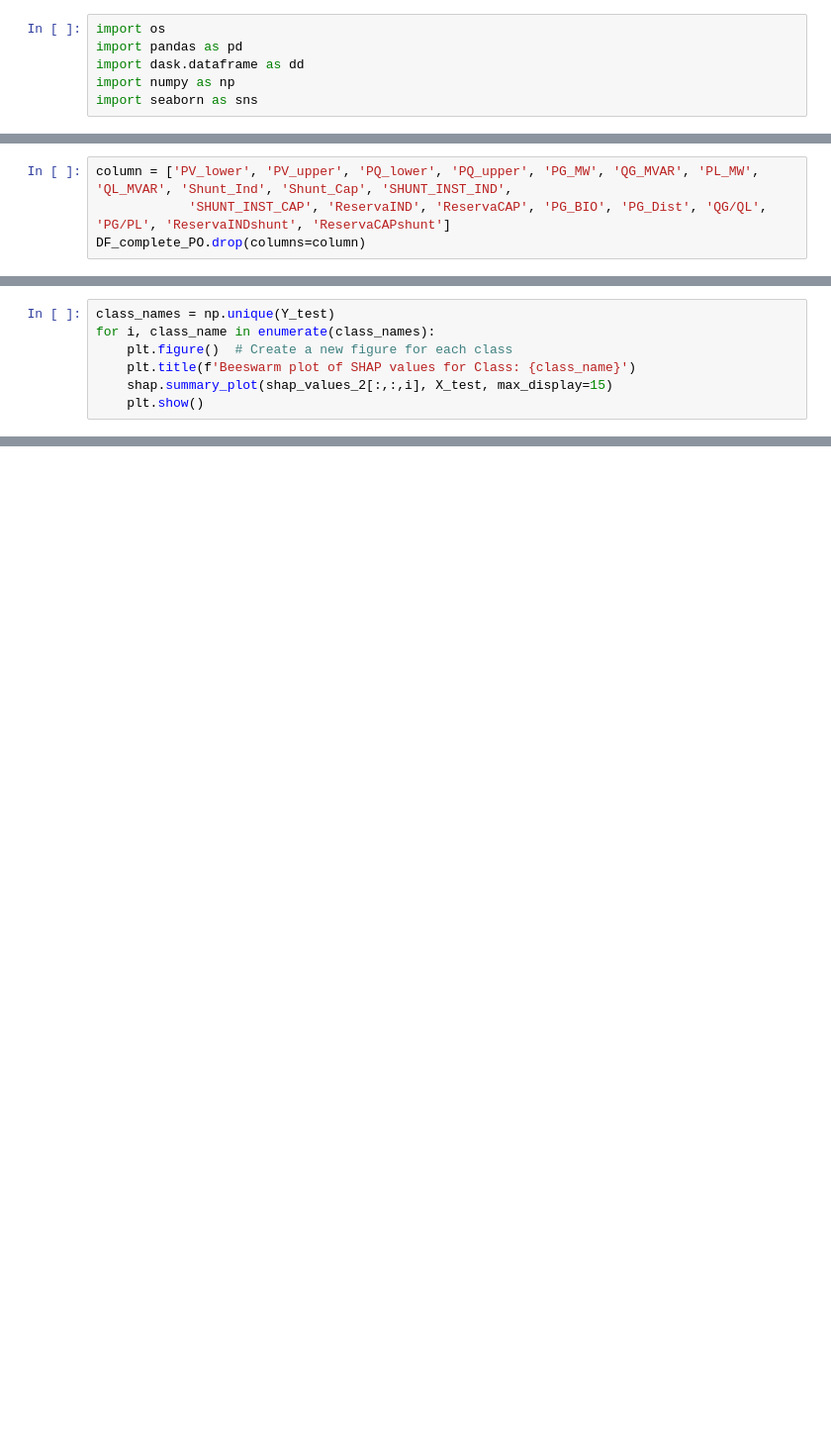
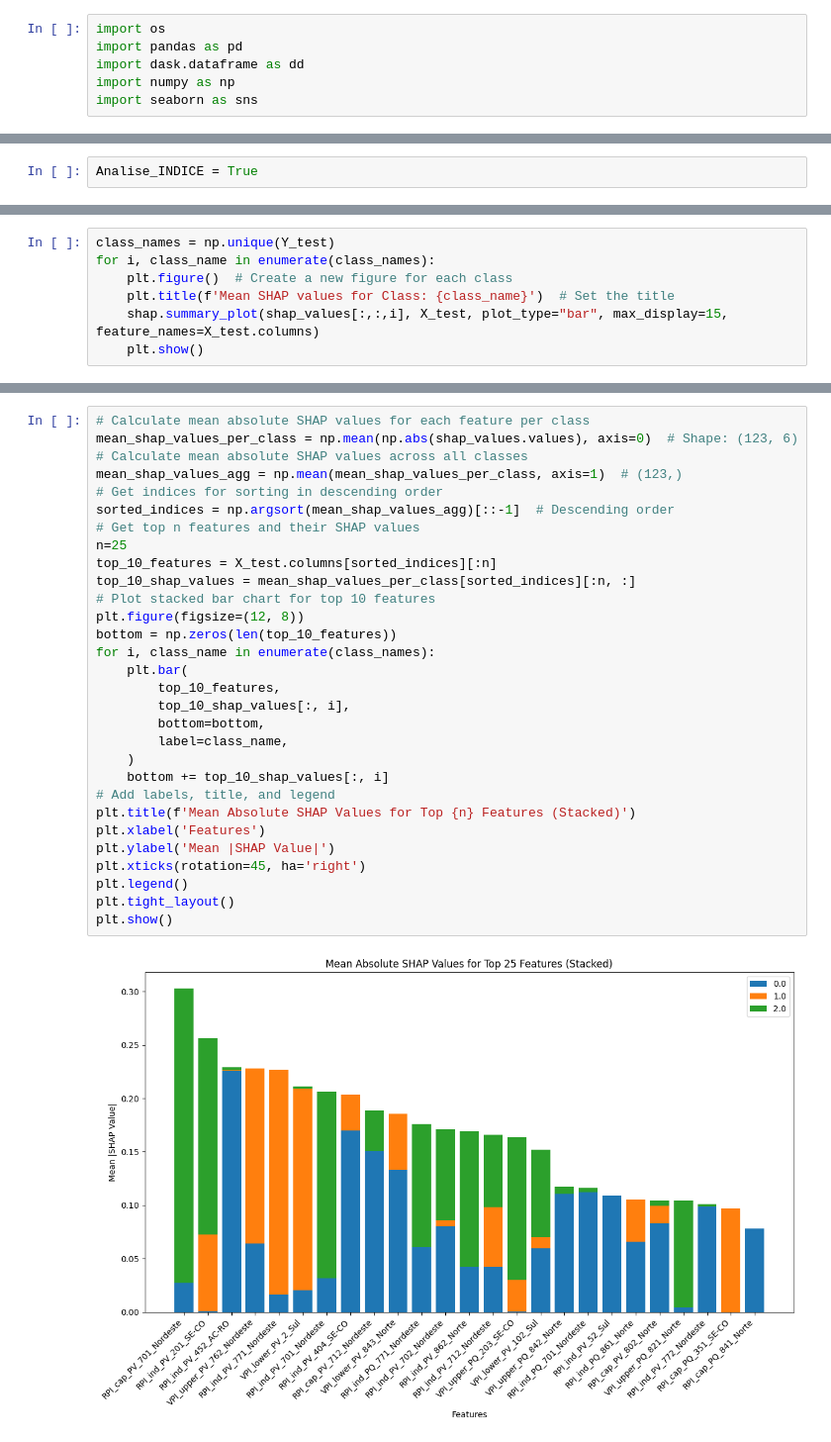
Before and after one commit to DavidSzO/Cluster_Interpretability_SIN, a Jupyter notebook: ClusterInterpretability.ipynb, the cells around one changed output, grey strips where cells are left out. Shown at 99% size. Saved outputs shown, nothing was run; the diff lists cells and outputs as text; blank space fills up the shorter version.

```diff
--- a/ClusterInterpretability.ipynb
+++ b/ClusterInterpretability.ipynb
@@ -593,4 +6,0 @@ def flatdataframe(df_data_completo, cenario, region, columns, ACDCflux=True, Res
-# %%
-column = ['PV_lower', 'PV_upper', 'PQ_lower', 'PQ_upper', 'PG_MW', 'QG_MVAR', 'PL_MW', 'QL_MVAR', 'Shunt_Ind', 'Shunt_Cap', 'SHUNT_INST_IND',
-            'SHUNT_INST_CAP', 'ReservaIND', 'ReservaCAP', 'PG_BIO', 'PG_Dist', 'QG/QL', 'PG/PL', 'ReservaINDshunt', 'ReservaCAPshunt']
-DF_complete_PO.drop(columns=column)
@@ -1066,7 +6,0 @@ plt.show()
-# %%
-class_names = np.unique(Y_test)
-for i, class_name in enumerate(class_names):
-    plt.figure()  # Create a new figure for each class
-    plt.title(f'Beeswarm plot of SHAP values for Class: {class_name}')
-    shap.summary_plot(shap_values_2[:,:,i], X_test, max_display=15)
-    plt.show()
@@ -1116,0 +7,2 @@ shap.plots.waterfall(shap_values_2_explainer[ittem,:, 1],max_display=10)
+# %%
+Analise_INDICE = True
@@ -1116,0 +1229,7 @@ shap.plots.waterfall(shap_values_2_explainer[ittem,:, 1],max_display=10)
+# %%
+class_names = np.unique(Y_test)
+for i, class_name in enumerate(class_names):
+    plt.figure()  # Create a new figure for each class
+    plt.title(f'Mean SHAP values for Class: {class_name}')  # Set the title
+    shap.summary_plot(shap_values[:,:,i], X_test, plot_type="bar", max_display=15, feature_names=X_test.columns)
+    plt.show()
@@ -1116,0 +1240,32 @@ shap.plots.waterfall(shap_values_2_explainer[ittem,:, 1],max_display=10)
+# %%
+# Calculate mean absolute SHAP values for each feature per class
+mean_shap_values_per_class = np.mean(np.abs(shap_values.values), axis=0)  # Shape: (123, 6)
+# Calculate mean absolute SHAP values across all classes
+mean_shap_values_agg = np.mean(mean_shap_values_per_class, axis=1)  # (123,)
+# Get indices for sorting in descending order
+sorted_indices = np.argsort(mean_shap_values_agg)[::-1]  # Descending order
+# Get top n features and their SHAP values
+n=25
+top_10_features = X_test.columns[sorted_indices][:n]
+top_10_shap_values = mean_shap_values_per_class[sorted_indices][:n, :]
+# Plot stacked bar chart for top 10 features
+plt.figure(figsize=(12, 8))
+bottom = np.zeros(len(top_10_features))
+for i, class_name in enumerate(class_names):
+    plt.bar(
+        top_10_features,
+        top_10_shap_values[:, i],
+        bottom=bottom,
+        label=class_name,
+    )
+    bottom += top_10_shap_values[:, i]
+# Add labels, title, and legend
+plt.title(f'Mean Absolute SHAP Values for Top {n} Features (Stacked)')
+plt.xlabel('Features')
+plt.ylabel('Mean |SHAP Value|')
+plt.xticks(rotation=45, ha='right')
+plt.legend()
+plt.tight_layout()
+plt.show()
+# %% [output]
+[figure, added]
```
Also changed, not shown: parts of 54 cells of this notebook, 37 other files.
